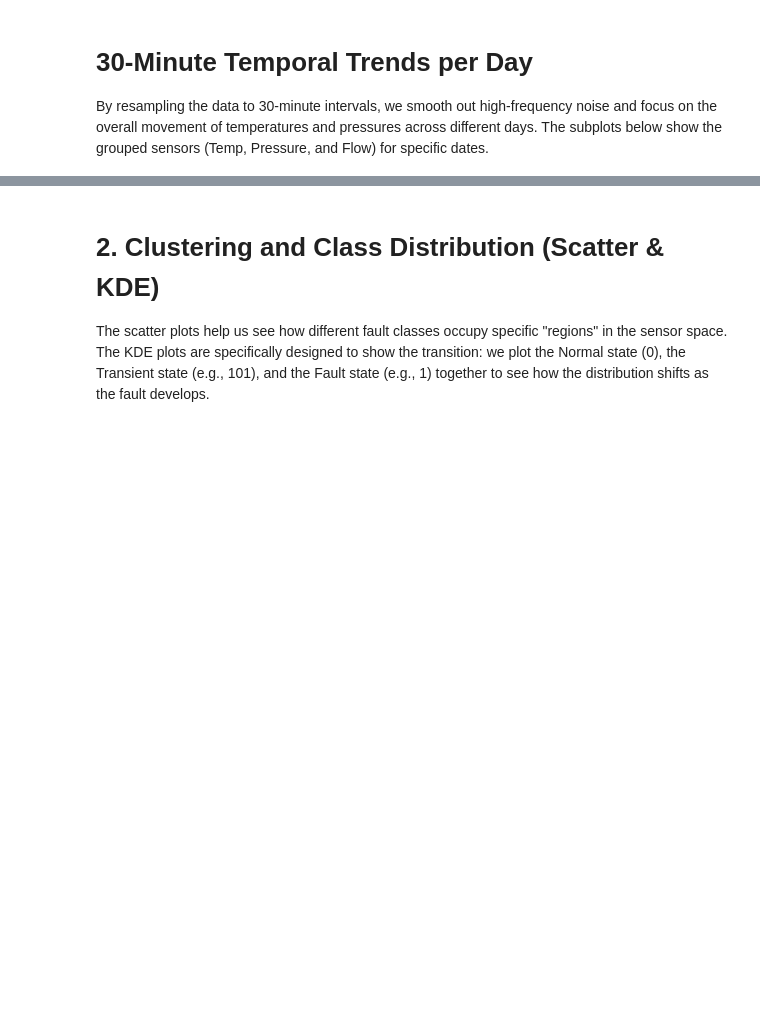
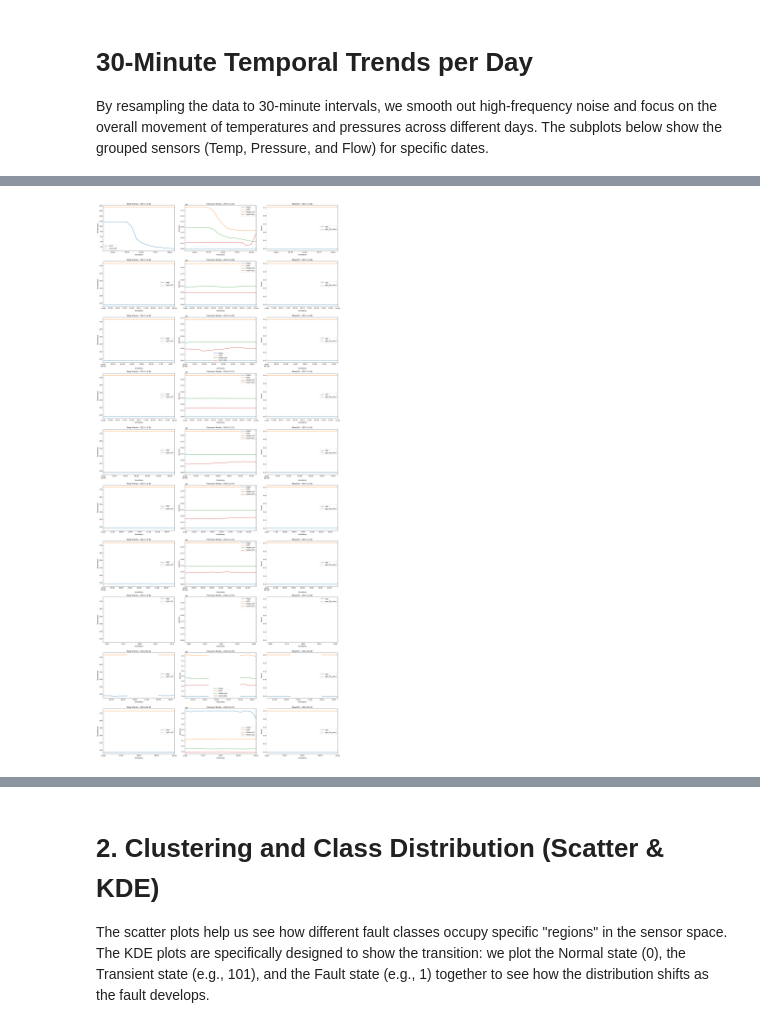
Before and after one commit to IamMishael06/Fault-Predictive-model, a Jupyter notebook: notebooks/Visualisation.ipynb, the cells around one changed output, grey strips where cells are left out. Cells and saved outputs as stored; diff of their text form; code cells hidden in the pictures; blank space fills up the shorter version.

```diff
--- a/notebooks/Visualisation.ipynb
+++ b/notebooks/Visualisation.ipynb
@@ -86,0 +90,35 @@ plt.show()
+# %%
+df = df.sort_values('timestamp')
+
+# Column Groups
+temp_cols = ['T-TPT', 'T-JUS-CKP']
+press_cols = ['P-PDG', 'P-TPT', 'P-MON-CKP', 'P-JUS-CKGL']
+flow_cols = ['QGL', 'gas_lift_active']
+
+# Select sample dates for visualization
+unique_dates = df['timestamp'].dt.date.unique()
+sample_dates = unique_dates[:10]  # Example: first 3 unique days
+
+fig, axes = plt.subplots(nrows=len(sample_dates), ncols=3, figsize=(22, 5 * len(sample_dates)))
+
+for i, date in enumerate(sample_dates):
+    day_data = df[df['timestamp'].dt.date == date]
+    # Resample to 10-minute mean trend
+    day_resampled = day_data.set_index('timestamp').resample('10min').mean()
+
+    # Temperature Plot
+    day_resampled[temp_cols].plot(ax=axes[i, 0], title=f"Temp Trends - {date}")
+    axes[i, 0].set_ylabel("Temperature")
+
+    # Pressure Plot
+    day_resampled[press_cols].plot(ax=axes[i, 1], title=f"Pressure Trends - {date}")
+    axes[i, 1].set_ylabel("Pressure")
+
+    # Flow/Lift Plot
+    day_resampled[flow_cols].plot(ax=axes[i, 2], title=f"Flow/Lift - {date}")
+    axes[i, 2].set_ylabel("Values")
+
+plt.tight_layout()
+plt.show()
+# %% [output]
+[figure, added]
```
Also changed, not shown: parts of 11 cells of this notebook, 17 other files.
